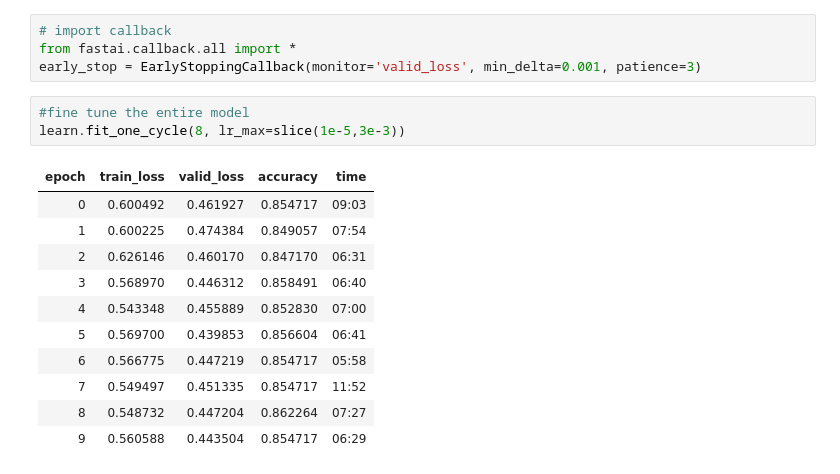
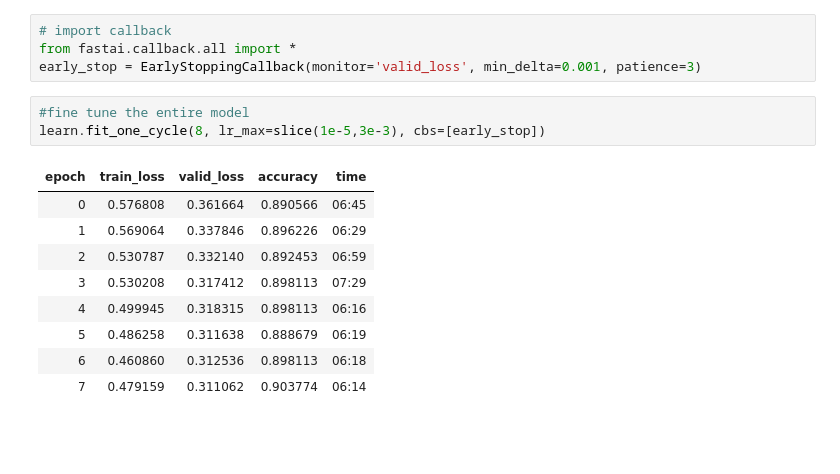
Before and after one commit to magala20-alt/AI-In-Robotics, a Jupyter notebook: model.ipynb, the cells around one changed output. Saved outputs shown, nothing was run; the diff lists cells and outputs as text; blank space fills up the shorter version.

```diff
--- a/model.ipynb
+++ b/model.ipynb
@@ -86,16 +86,14 @@ from fastai.callback.all import *
 early_stop = EarlyStoppingCallback(monitor='valid_loss', min_delta=0.001, patience=3)
 # %%
 #fine tune the entire model
-learn.fit_one_cycle(8, lr_max=slice(1e-5,3e-3))
+learn.fit_one_cycle(8, lr_max=slice(1e-5,3e-3), cbs=[early_stop])
 # %% [output]
 | epoch | train_loss | valid_loss | accuracy | time |
-| 0 | 0.600492 | 0.461927 | 0.854717 | 09:03 |
-| 1 | 0.600225 | 0.474384 | 0.849057 | 07:54 |
-| 2 | 0.626146 | 0.460170 | 0.847170 | 06:31 |
-| 3 | 0.568970 | 0.446312 | 0.858491 | 06:40 |
-| 4 | 0.543348 | 0.455889 | 0.852830 | 07:00 |
-| 5 | 0.569700 | 0.439853 | 0.856604 | 06:41 |
-| 6 | 0.566775 | 0.447219 | 0.854717 | 05:58 |
-| 7 | 0.549497 | 0.451335 | 0.854717 | 11:52 |
-| 8 | 0.548732 | 0.447204 | 0.862264 | 07:27 |
-| 9 | 0.560588 | 0.443504 | 0.854717 | 06:29 |
+| 0 | 0.576808 | 0.361664 | 0.890566 | 06:45 |
+| 1 | 0.569064 | 0.337846 | 0.896226 | 06:29 |
+| 2 | 0.530787 | 0.332140 | 0.892453 | 06:59 |
+| 3 | 0.530208 | 0.317412 | 0.898113 | 07:29 |
+| 4 | 0.499945 | 0.318315 | 0.898113 | 06:16 |
+| 5 | 0.486258 | 0.311638 | 0.888679 | 06:19 |
+| 6 | 0.460860 | 0.312536 | 0.898113 | 06:18 |
+| 7 | 0.479159 | 0.311062 | 0.903774 | 06:14 |
```
Also changed, not shown: parts of 2 cells of this notebook.
